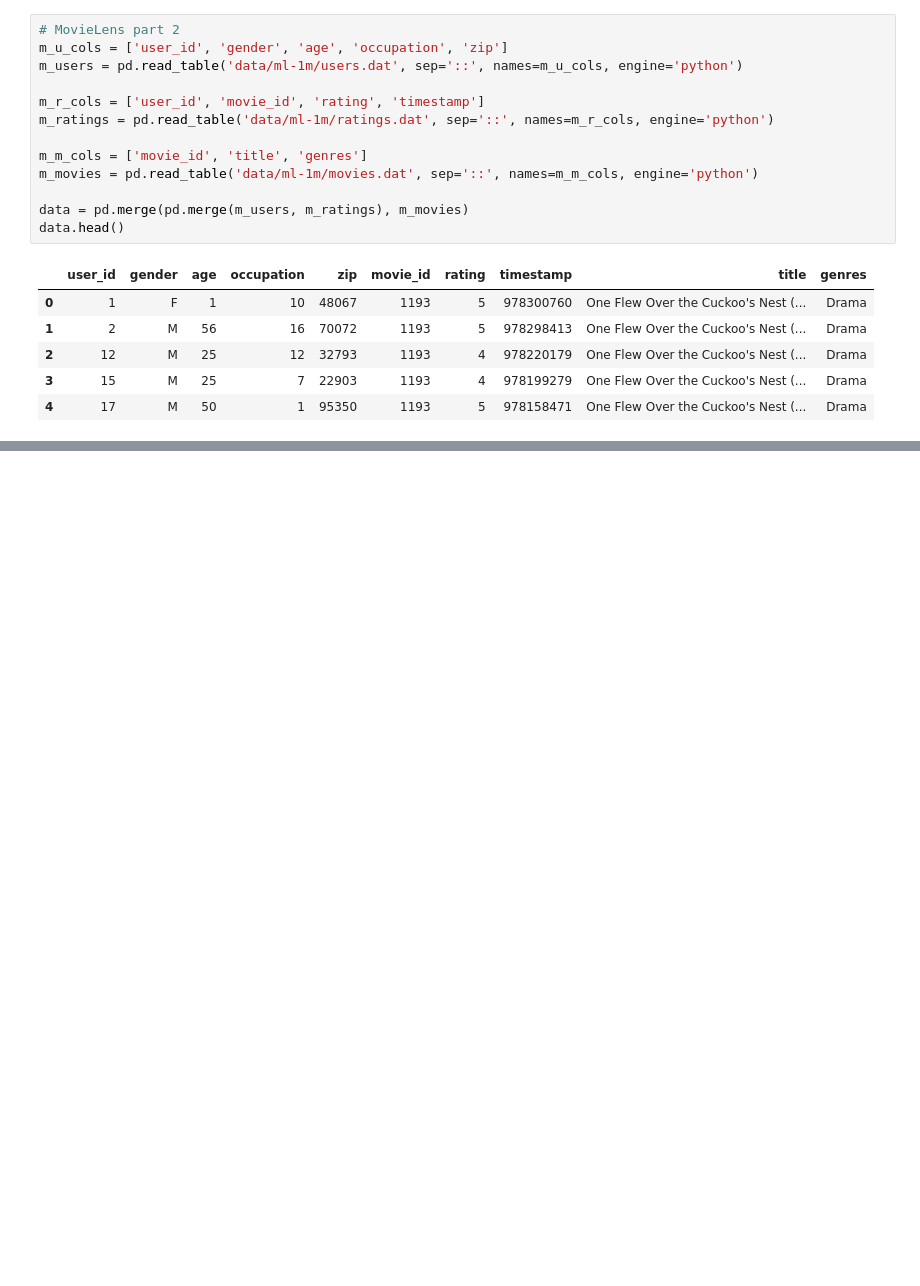
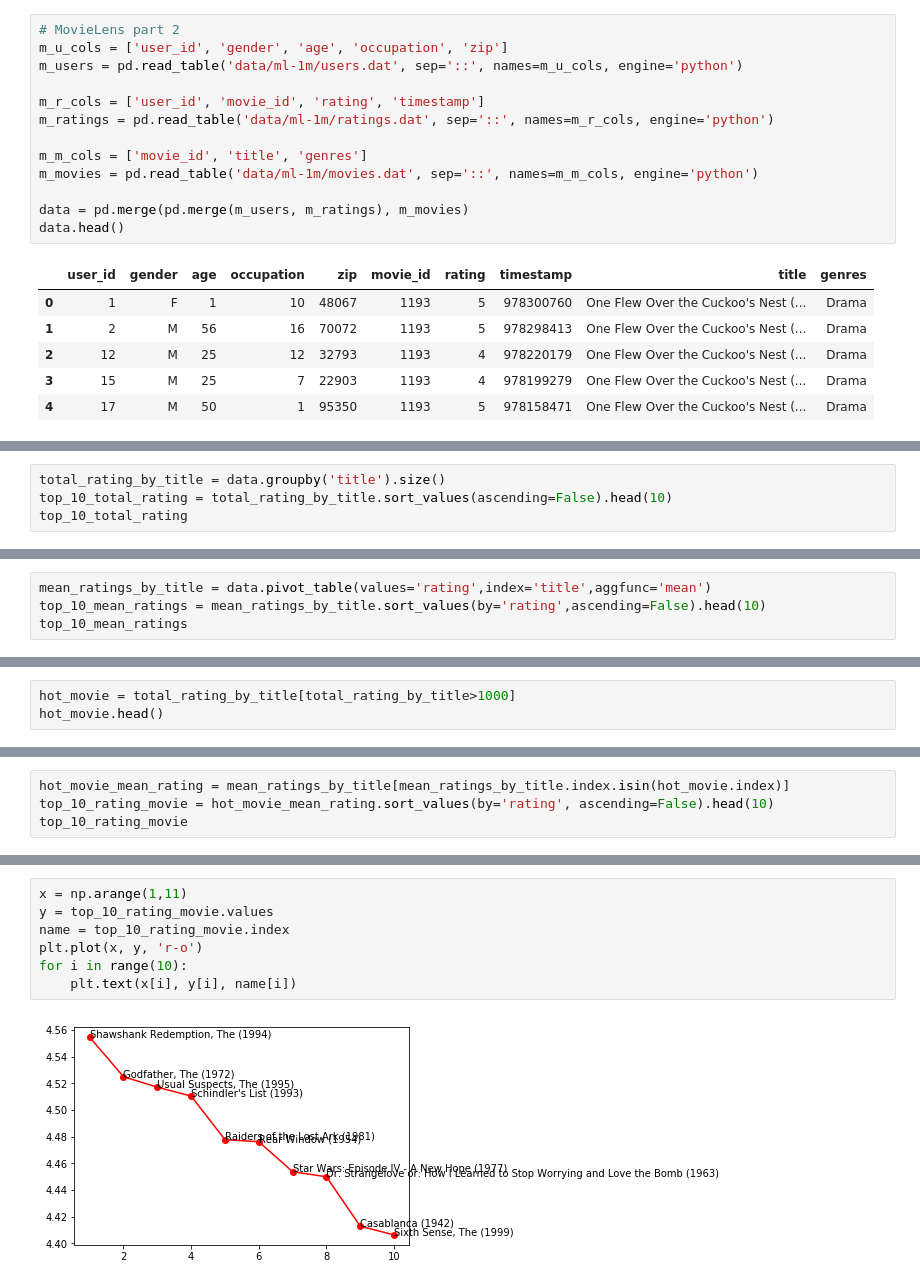
Before and after one commit to smartpigling/IndAnas, a Jupyter notebook: Analyzer/lens_movie_analysis.ipynb, the cells around one changed output, grey strips where cells are left out. Saved outputs shown, nothing was run; the diff lists cells and outputs as text; blank space fills up the shorter version.

```diff
--- a/Analyzer/lens_movie_analysis.ipynb
+++ b/Analyzer/lens_movie_analysis.ipynb
@@ -199,0 +211,4 @@ data.head()
+# %%
+total_rating_by_title = data.groupby('title').size()
+top_10_total_rating = total_rating_by_title.sort_values(ascending=False).head(10)
+top_10_total_rating
@@ -199,0 +228,4 @@ data.head()
+# %%
+mean_ratings_by_title = data.pivot_table(values='rating',index='title',aggfunc='mean')
+top_10_mean_ratings = mean_ratings_by_title.sort_values(by='rating',ascending=False).head(10)
+top_10_mean_ratings
@@ -199,0 +275,3 @@ data.head()
+# %%
+hot_movie = total_rating_by_title[total_rating_by_title>1000]
+hot_movie.head()
@@ -199,0 +286,4 @@ data.head()
+# %%
+hot_movie_mean_rating = mean_ratings_by_title[mean_ratings_by_title.index.isin(hot_movie.index)]
+top_10_rating_movie = hot_movie_mean_rating.sort_values(by='rating', ascending=False).head(10)
+top_10_rating_movie
@@ -199,0 +303,9 @@ data.head()
+# %%
+x = np.arange(1,11)
+y = top_10_rating_movie.values
+name = top_10_rating_movie.index
+plt.plot(x, y, 'r-o')
+for i in range(10):
+    plt.text(x[i], y[i], name[i])
+# %% [output]
+[figure, added]
```
Also changed, not shown: parts of 11 cells of this notebook, 1 other file.
